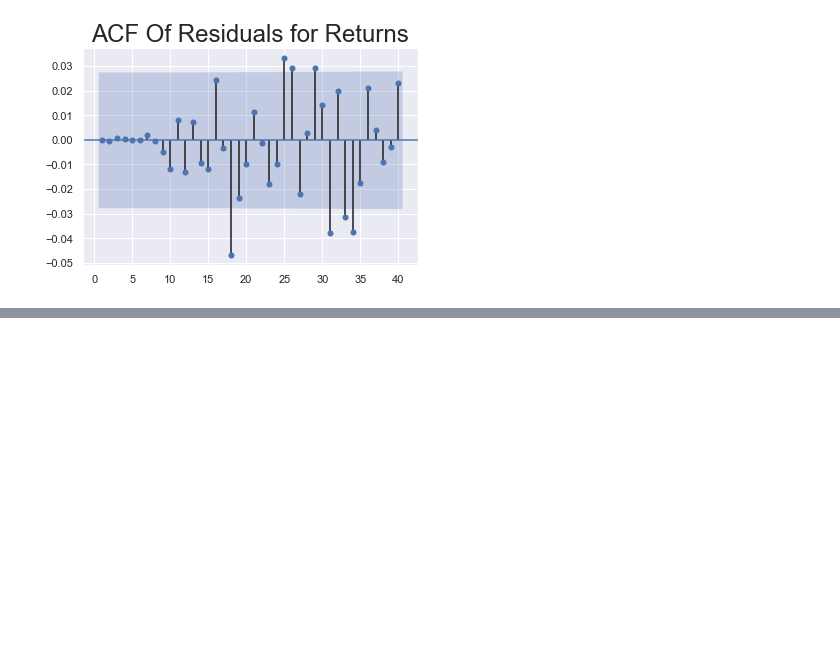
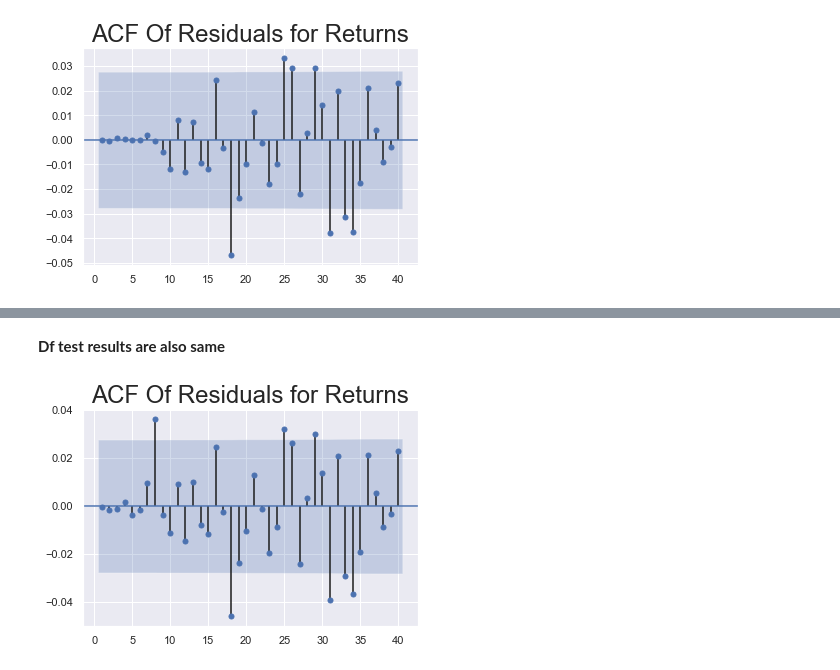
Before and after one commit to NMShihab/Time-Series-Analysis, a Jupyter notebook: All about Time Series .ipynb, the cells around one changed output, grey strips where cells are left out. Cells and saved outputs as stored; diff of their text form; code cells hidden in the pictures; blank space fills up the shorter version.

```diff
--- a/All about Time Series .ipynb
+++ b/All about Time Series .ipynb
@@ -1325,0 +1373,8 @@ plt.show()
+# %% [markdown]
+**Df test results are also same**
+# %%
+sgt.plot_acf(df_train.res_ret_ma_6, zero = False, lags = 40)
+plt.title("ACF Of Residuals for Returns",size=24)
+plt.show()
+# %% [output]
+[figure, added]
```
Also changed, not shown: parts of 51 cells of this notebook.
